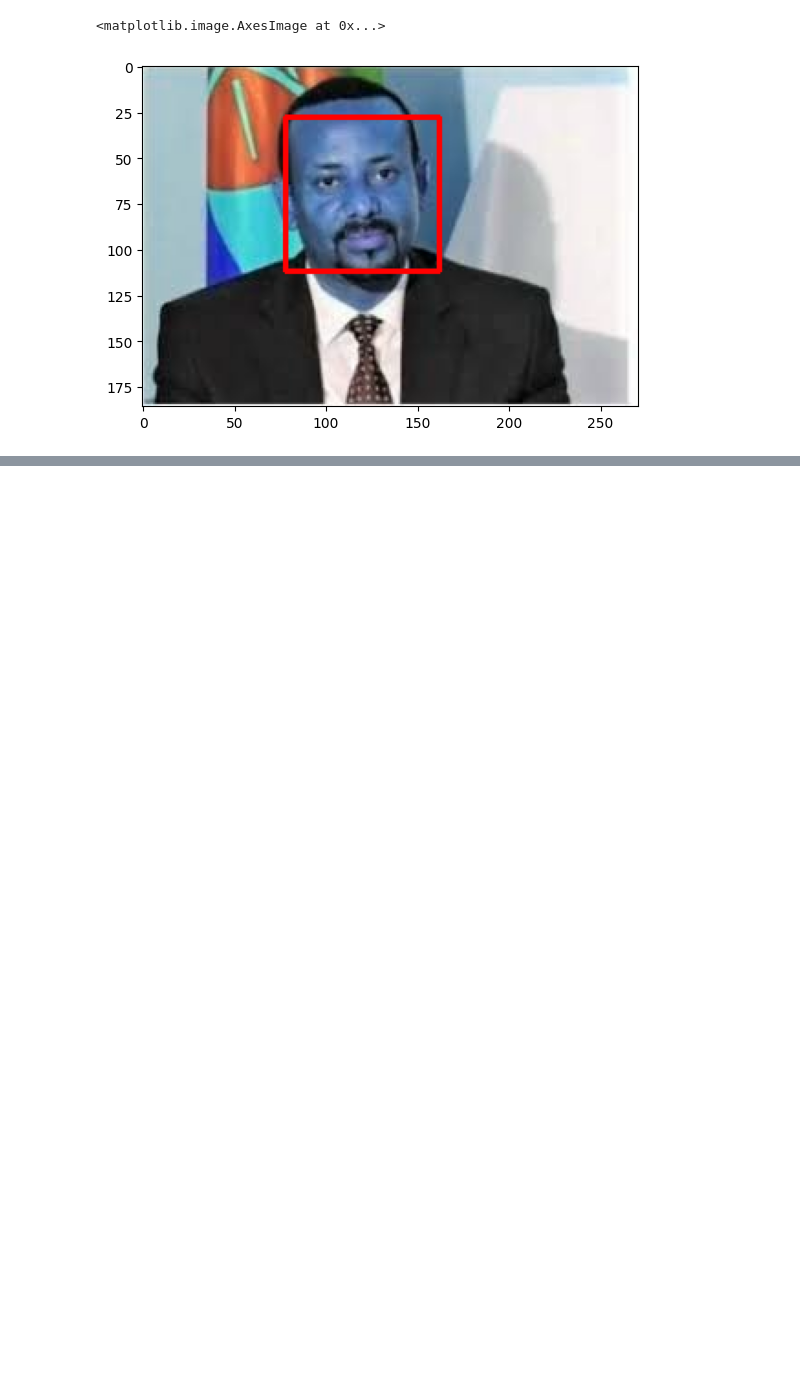
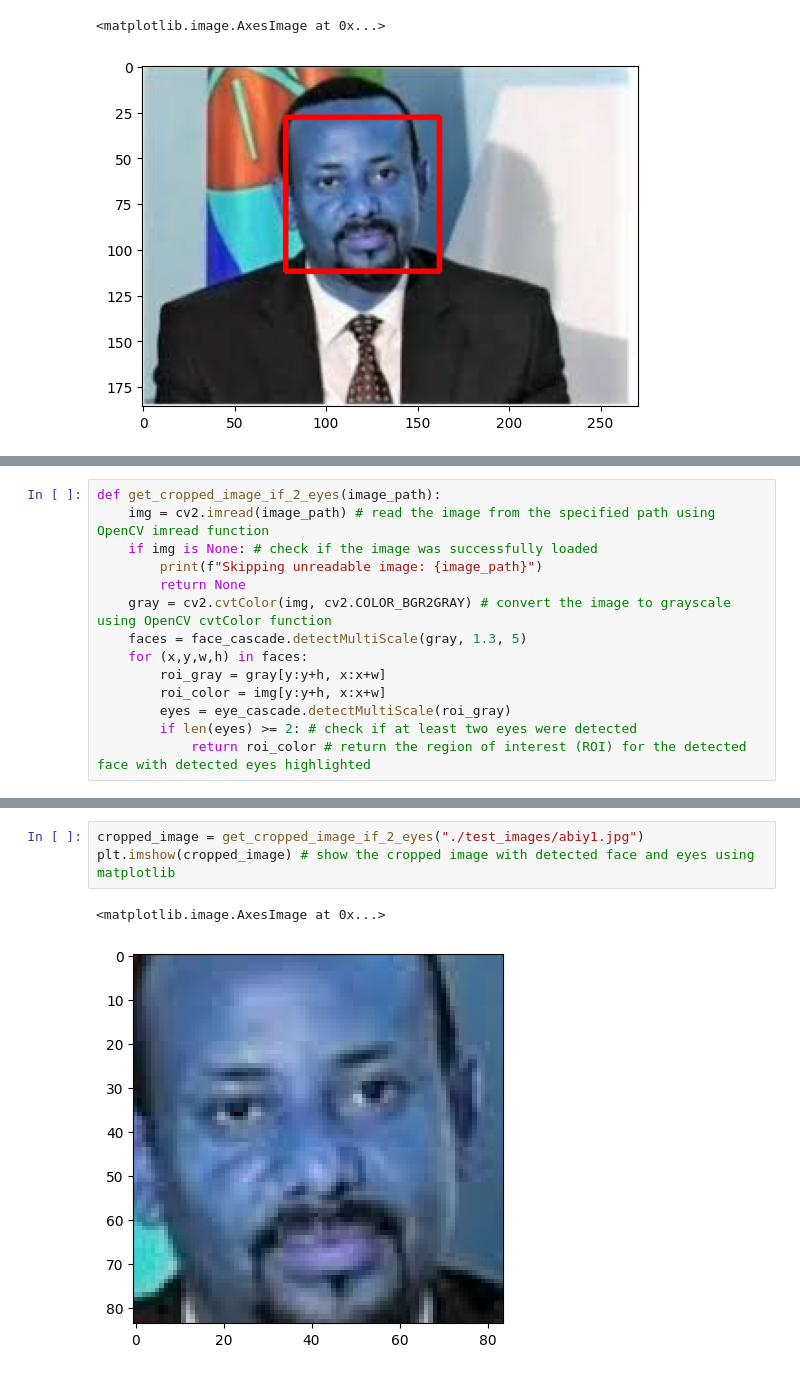
Before and after one commit to muhe-byte/Leaders_Image_Classification_Model, a Jupyter notebook: Cleaning & Modeling.ipynb, the cells around one changed output, grey strips where cells are left out. Drawn from its saved outputs; the diff is of its cells as text; blank space fills up the shorter version.

```diff
--- a/Cleaning & Modeling.ipynb
+++ b/Cleaning & Modeling.ipynb
@@ -66,0 +87,14 @@ plt.imshow(face_image) # show the image with the detected face highlighted using
+# %%
+def get_cropped_image_if_2_eyes(image_path):
+    img = cv2.imread(image_path) # read the image from the specified path using OpenCV imread function
+    if img is None: # check if the image was successfully loaded
+        print(f"Skipping unreadable image: {image_path}")
+        return None
+    gray = cv2.cvtColor(img, cv2.COLOR_BGR2GRAY) # convert the image to grayscale using OpenCV cvtColor function
+    faces = face_cascade.detectMultiScale(gray, 1.3, 5)
+    for (x,y,w,h) in faces:
+        roi_gray = gray[y:y+h, x:x+w]
+        roi_color = img[y:y+h, x:x+w]
+        eyes = eye_cascade.detectMultiScale(roi_gray)
+        if len(eyes) >= 2: # check if at least two eyes were detected
+            return roi_color # return the region of interest (ROI) for the detected face with detected eyes highlighted
@@ -66,0 +107,6 @@ plt.imshow(face_image) # show the image with the detected face highlighted using
+# %%
+cropped_image = get_cropped_image_if_2_eyes("./test_images/abiy1.jpg")
+plt.imshow(cropped_image) # show the cropped image with detected face and eyes using matplotlib
+# %% [output]
+<matplotlib.image.AxesImage at 0x...>
+[figure, added]
```
Also changed, not shown: parts of 10 cells of this notebook.
